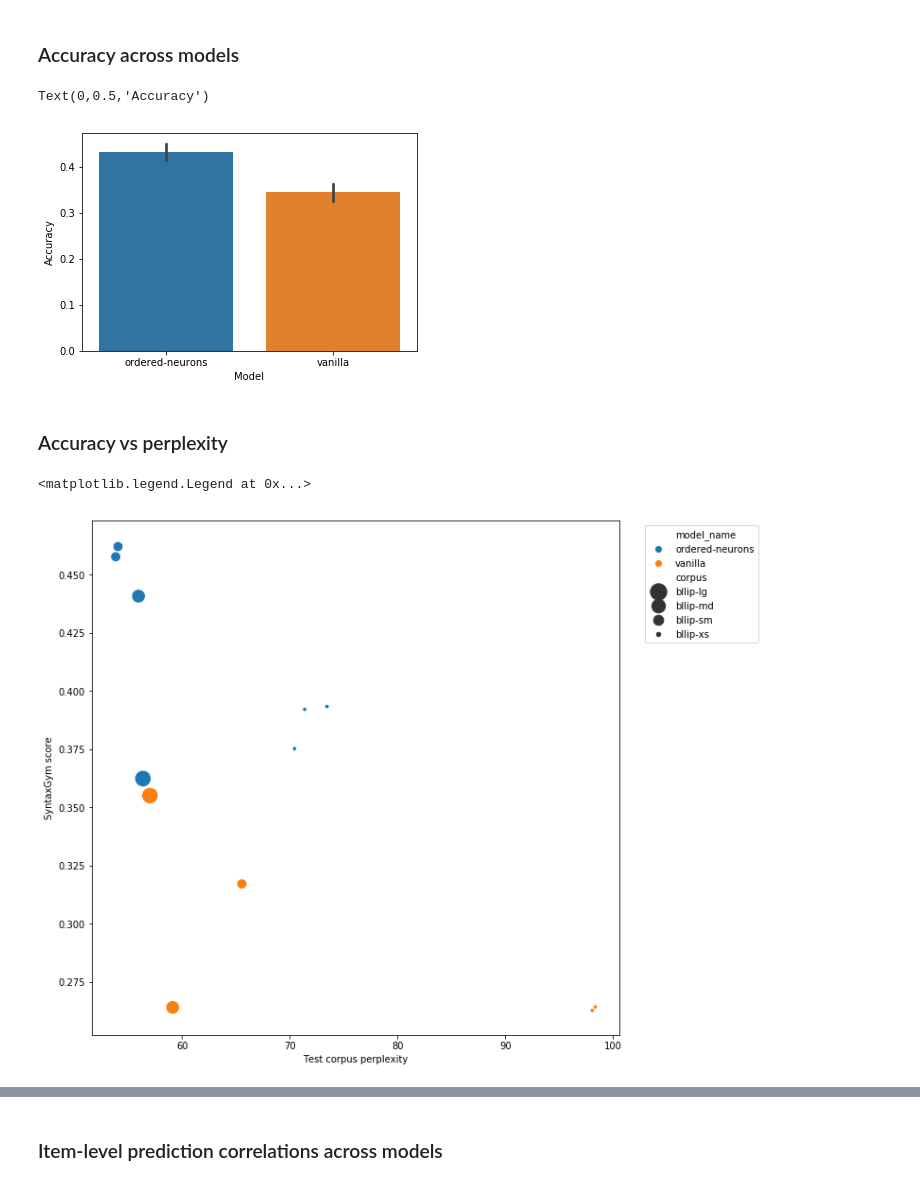
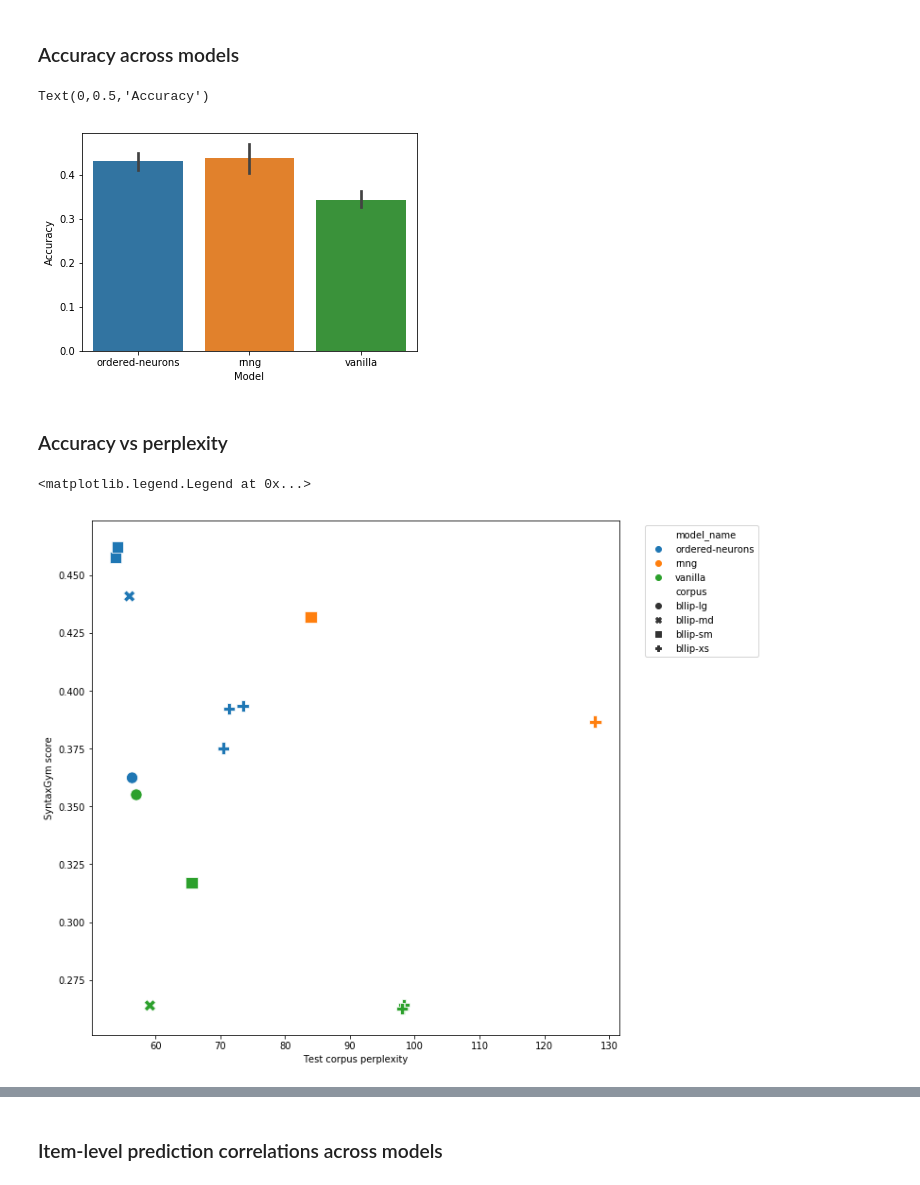
Before and after one commit to cpllab/syntactic-generalization, a Jupyter notebook: notebooks/main.ipynb, the cells around one changed output, grey strips where cells are left out. Saved outputs shown, nothing was run; the diff lists cells and outputs as text; code cells hidden in the pictures.

Commit message:
stage final changes for the night: minor visualization / data prep fixes

```diff
--- a/notebooks/main.ipynb
+++ b/notebooks/main.ipynb
@@ -21,11 +21,11 @@ from scipy import stats
 # Map from test suite tag to high-level circuit.
 circuits = {
     "Licensing": ["npi", "reflexive"],
-    "Long-Distance Dependencies": ["fgd", "position", "embed", "number", "comparison"],
+    "Long-Distance Dependencies": ["fgd", "embed", "number", "comparison"],
     "Garden-Path Effects": ["gardenpath", "npz", "mvrr"],
-    "Gross Syntactic State": ["subordination"],
+    "Gross Syntactic State": ["subordination", "nn"],
     "Center Embedding": ["center"],
-    "Transformations": ["passive", "cleft"],
+    "Transformations": ["cleft"],
 }
 
 tag_to_circuit = {tag: circuit
@@ -33,7 +33,7 @@ tag_to_circuit = {tag: circuit
                   for tag in tags}
 # %%
 # Exclusions
-exclude_suite_re = re.compile(r"^cleft_modifier|^fgd-embed[34]|^npz_(ambig)|^gardenpath")
+exclude_suite_re = re.compile(r"^fgd-embed[34]|^npz_(ambig)|^gardenpath")
 # %% [markdown]
 ### Load
 # %%
@@ -50,9 +50,6 @@ results_df = pd.concat([pd.read_csv(f) for f in test_suite_results_path.glob("*.
 model_ids = results_df.model.str.split("_", expand=True).rename(columns={0: "model_name", 1: "corpus", 2: "seed"})
 results_df = pd.concat([results_df, model_ids], axis=1).drop(columns=["model"])
 results_df["seed"] = results_df.seed.astype(int)
-
-# Manual fixes
-results_df.loc[results_df.model_name.isin(("bllip-lg", "bllip-md", "bllip-sm", "bllip-xs")), "model_name"] = "vanilla"
 
 # Exclude test suites
 exclude_filter = results_df.suite.str.contains(exclude_suite_re)
@@ -218,6 +209,6 @@ plt.xlabel("Model")
 plt.ylabel("Accuracy")
 # %% [output]
 Text(0,0.5,'Accuracy')
-[figure, old version]
+[figure, new version]
 # %% [markdown]
 ### Accuracy vs perplexity
@@ -234,17 +215,14 @@ model_colors = dict(zip(model_order,
 # %%
 f, ax = plt.subplots(figsize=(10, 10))
-# sns.regplot(data=graph_data, x="test_ppl", y="correct",
-#             scatter_kws={"s": graph_data["corpus"].map(corpus_to_size),
-#                          "facecolors": graph_data.model.map(model_colors)})
 sns.scatterplot(data=joined_data, x="test_ppl", y="correct",
-                hue="model_name", size="corpus", sizes=(20, 300),
-                hue_order=model_order, size_order=corpus_order)
+                hue="model_name", style="corpus", s=150,
+                hue_order=model_order)
 plt.xlabel("Test corpus perplexity")
 plt.ylabel("SyntaxGym score")
 plt.legend(bbox_to_anchor=(1.04,1), loc="upper left")
 # %% [output]
 <matplotlib.legend.Legend at 0x...>
-[figure, old version]
+[figure, new version]
 # %%
 g = sns.lmplot(data=joined_data, x="test_ppl", y="correct",
                hue="corpus", truncate=True)
```
Also changed, not shown: parts of 15 cells of this notebook, 1 other file.
